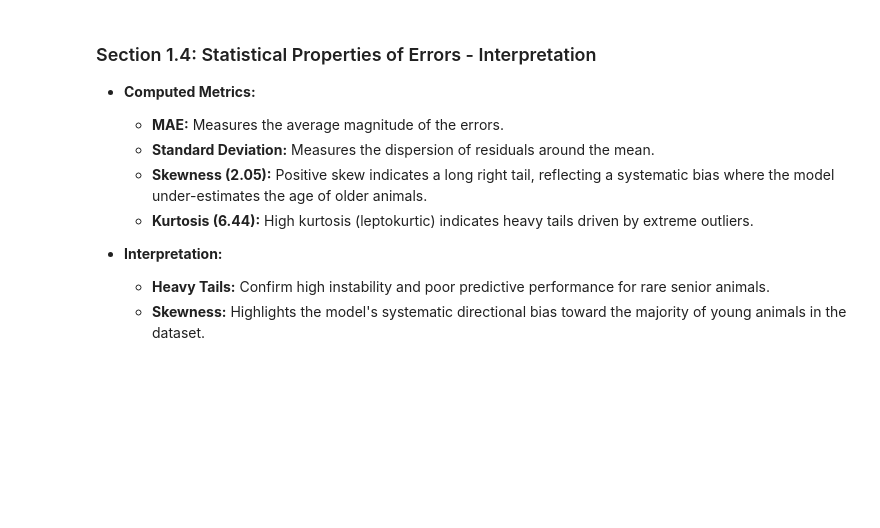
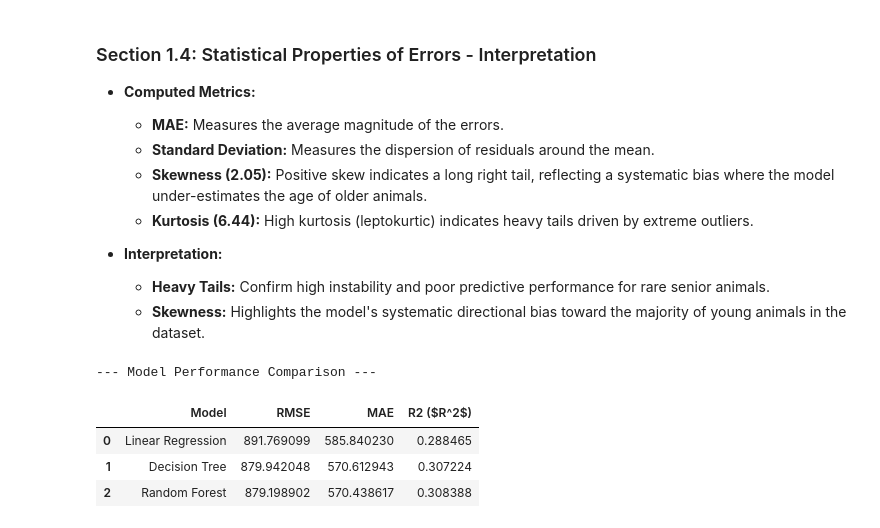
Before and after one commit to Liel-Shwarz/Work2, a Jupyter notebook: work2.ipynb, the cells around one changed output. Drawn from its saved outputs; the diff is of its cells as text; code cells hidden in the pictures; blank space fills up the shorter version.

Commit message:
Completed Part 2: Regression Models Comparison and Discussion

```diff
--- a/work2.ipynb
+++ b/work2.ipynb
@@ -250,3 +250,50 @@ Kurtosis: 6.44
 * **Interpretation:**
   * **Heavy Tails:** Confirm high instability and poor predictive performance for rare senior animals.
   * **Skewness:** Highlights the model's systematic directional bias toward the majority of young animals in the dataset.
+# %%
+# Assignment: Part 2 - Model Comparison
+
+import pandas as pd
+import numpy as np
+from sklearn.model_selection import KFold, cross_validate
+from sklearn.linear_model import LinearRegression
+from sklearn.tree import DecisionTreeRegressor
+from sklearn.ensemble import RandomForestRegressor
+
+# Define the models to compare
+models = {
+    'Linear Regression': LinearRegression(),
+    'Decision Tree': DecisionTreeRegressor(random_state=42),
+    'Random Forest': RandomForestRegressor(n_estimators=50, random_state=42, n_jobs=-1)
+}
+
+# Setup 5-Fold cross-validation
+kf = KFold(n_splits=5, shuffle=True, random_state=42)
+scoring = ['neg_mean_squared_error', 'neg_mean_absolute_error', 'r2']
+
+results = []
+
+for name, model in models.items():
+    cv_results = cross_validate(model, X, y, cv=kf, scoring=scoring)
+
+    rmse = np.mean(np.sqrt(-cv_results['test_neg_mean_squared_error']))
+    mae = np.mean(-cv_results['test_neg_mean_absolute_error'])
+    r2 = np.mean(cv_results['test_r2'])
+
+    results.append({
+        'Model': name,
+        'RMSE': rmse,
+        'MAE': mae,
+        'R2 ($R^2$)': r2
+    })
+
+# Display summary table
+results_df = pd.DataFrame(results)
+print("--- Model Performance Comparison ---")
+display(results_df)
+# %% [output]
+--- Model Performance Comparison ---
+|  | Model | RMSE | MAE | R2 ($R^2$) |
+| 0 | Linear Regression | 891.769099 | 585.840230 | 0.288465 |
+| 1 | Decision Tree | 879.942048 | 570.612943 | 0.307224 |
+| 2 | Random Forest | 879.198902 | 570.438617 | 0.308388 |
```
Also changed, not shown: parts of 1 cell of this notebook.
